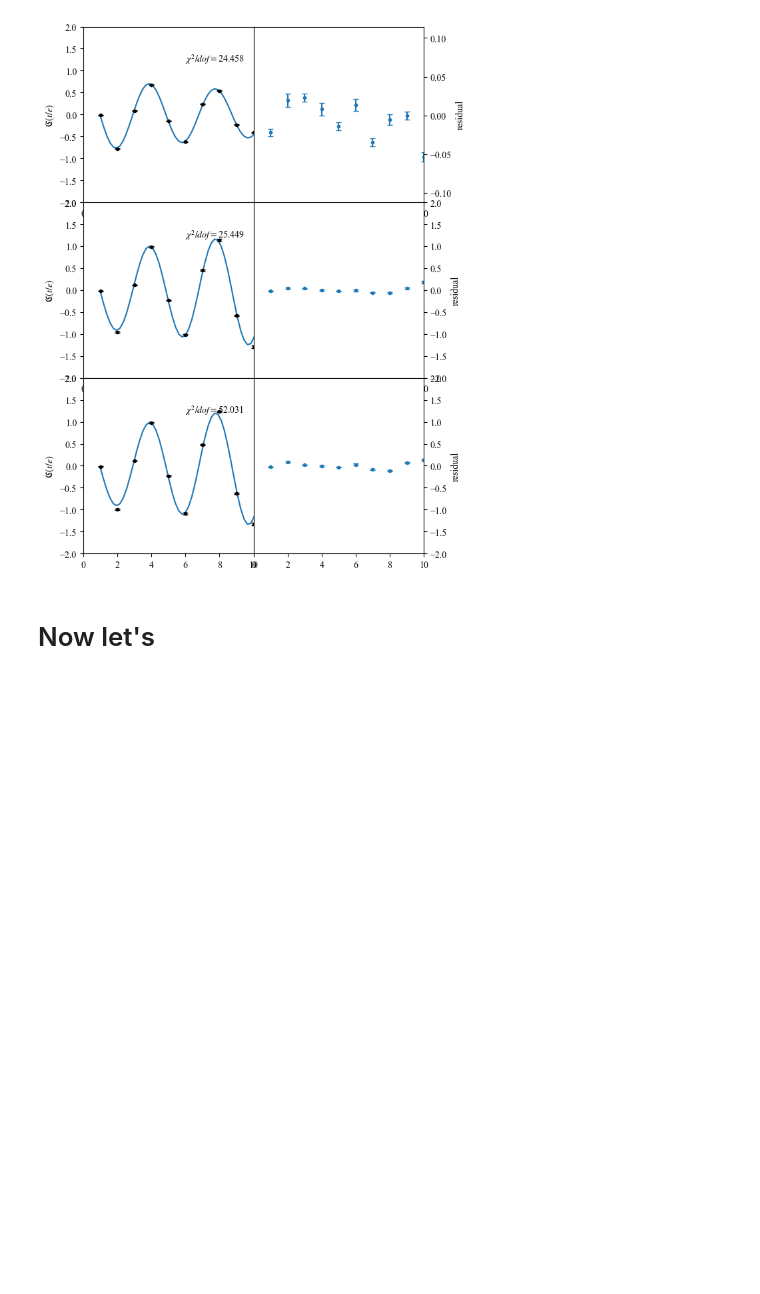
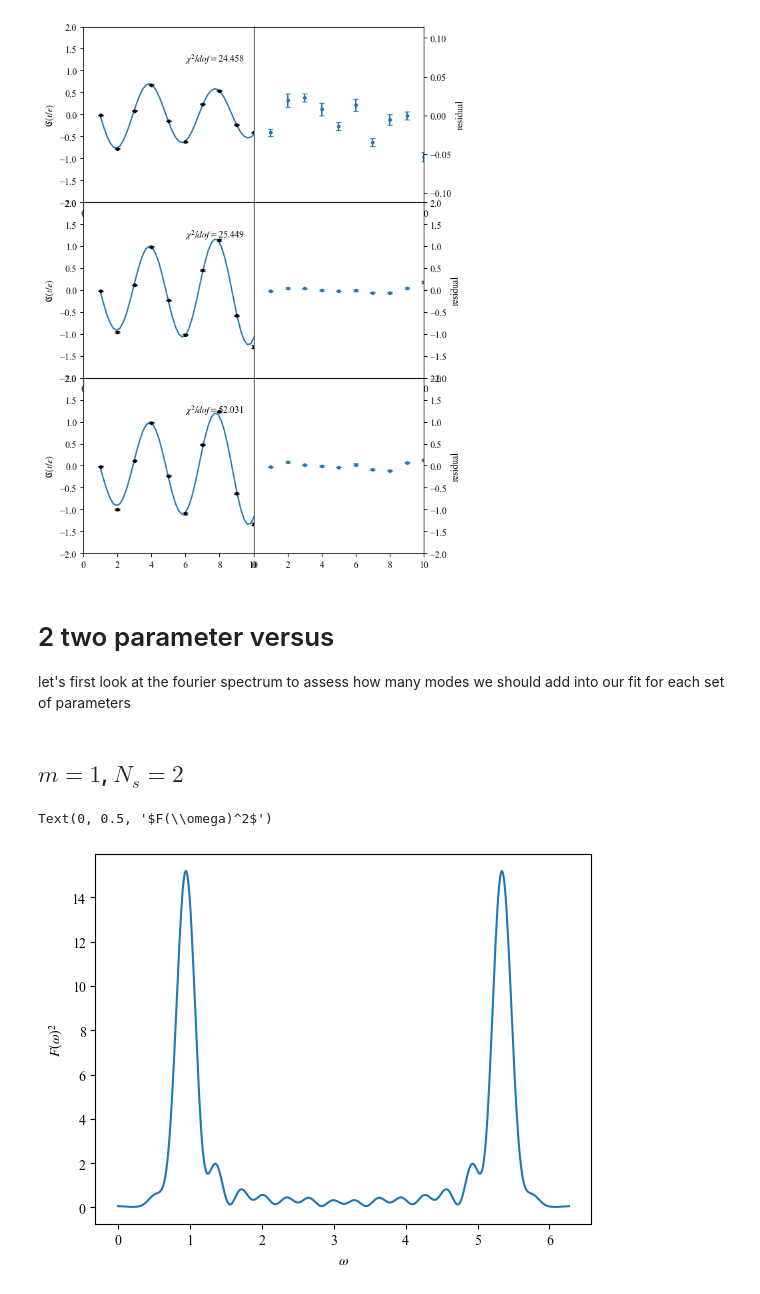
Before and after one commit to hlammiv/z2_matter_qc, a Jupyter notebook: simulation_main/rundata/fourieranalysis/mike_analysis_suggestion.ipynb, the cells around one changed output. Cells and saved outputs as stored; diff of their text form; code cells hidden in the pictures; blank space fills up the shorter version.

```diff
--- a/simulation_main/rundata/fourieranalysis/mike_analysis_suggestion.ipynb
+++ b/simulation_main/rundata/fourieranalysis/mike_analysis_suggestion.ipynb
@@ -349,4 +352,52 @@ Settings:
   fitter = scipy_least_squares    method = trf
 [figure]
 # %% [markdown]
-# Now let's
+# 2 two parameter versus
+
+let's first look at the fourier spectrum to assess how many modes we should add into our fit for each set of parameters
+# %%
+def dft(points, num_mom):
+    ret = []
+    moms = np.linspace(0, num_mom - 1, num_mom) * 2 * np.pi / num_mom
+    for i in range(0,num_mom):
+        tmpre = 0.
+        tmpim = 0.
+        for j in range(0,len(points)):
+            tmpre += points[j]*gv.cos(moms[i] * j)
+            tmpim += points[j]*gv.sin(moms[i] * j)
+        ret.append(tmpre ** 2 + tmpim ** 2)
+
+    return ret
+
+def get_fit_corr(key, data, p0=[0, 0, 0, 0]):
+    ypts = data
+    xpts = np.linspace(1, len(ypts), len(ypts))
+    data = (xpts, ypts)
+    fit_result = lsqfit.nonlinear_fit(data=data, fcn=fcn, p0=p0)
+    return fit_result, data
+
+def fcn2p(x, p):
+    ret = p[0] * gv.cos(p[1] * x) + (1 - p[0]) * gv.cos(p[2] * x)
+    ret *= gv.exp(p[3] * x) + p[4]
+    return ret
+
+def get_fit_corr2(key, data, p0=[0, 0, 0, 0, 0, 0]):
+    ypts = data
+    xpts = np.linspace(1, len(ypts), len(ypts))
+    data = (xpts, ypts)
+    fit_result = lsqfit.nonlinear_fit(data=data, fcn=fcn2p, p0=p0,
+                                      bounds=[(-1, -np.inf,  -np.inf, -np.inf, -1),
+                                              (1, np.inf, np.inf, np.inf, 1)])
+#     print(fit_result)
+    return fit_result, data
+# %% [markdown]
+## $m = 1$, $N_s = 2$
+# %%
+key = (1, 2)
+steps = 500
+plt.plot(np.linspace(0, steps - 1, steps) * 2 * np.pi / steps, gv.mean(dft(data_points[key][0], steps)))
+plt.xlabel(r'$\omega$')
+plt.ylabel(r'$F(\omega)^2$')
+# %% [output]
+Text(0, 0.5, '$F(\\omega)^2$')
+[figure, added]
```
Also changed, not shown: parts of 38 cells of this notebook, 29 other files.
